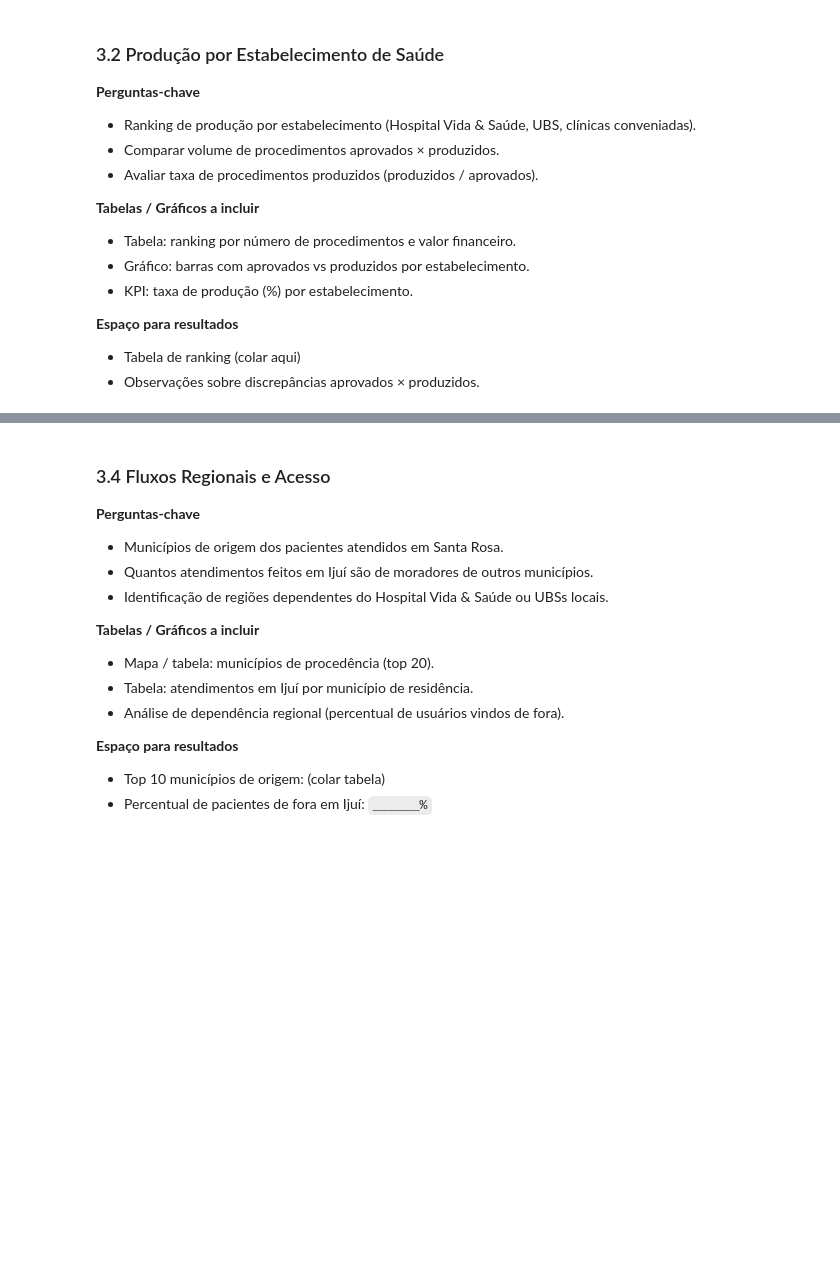
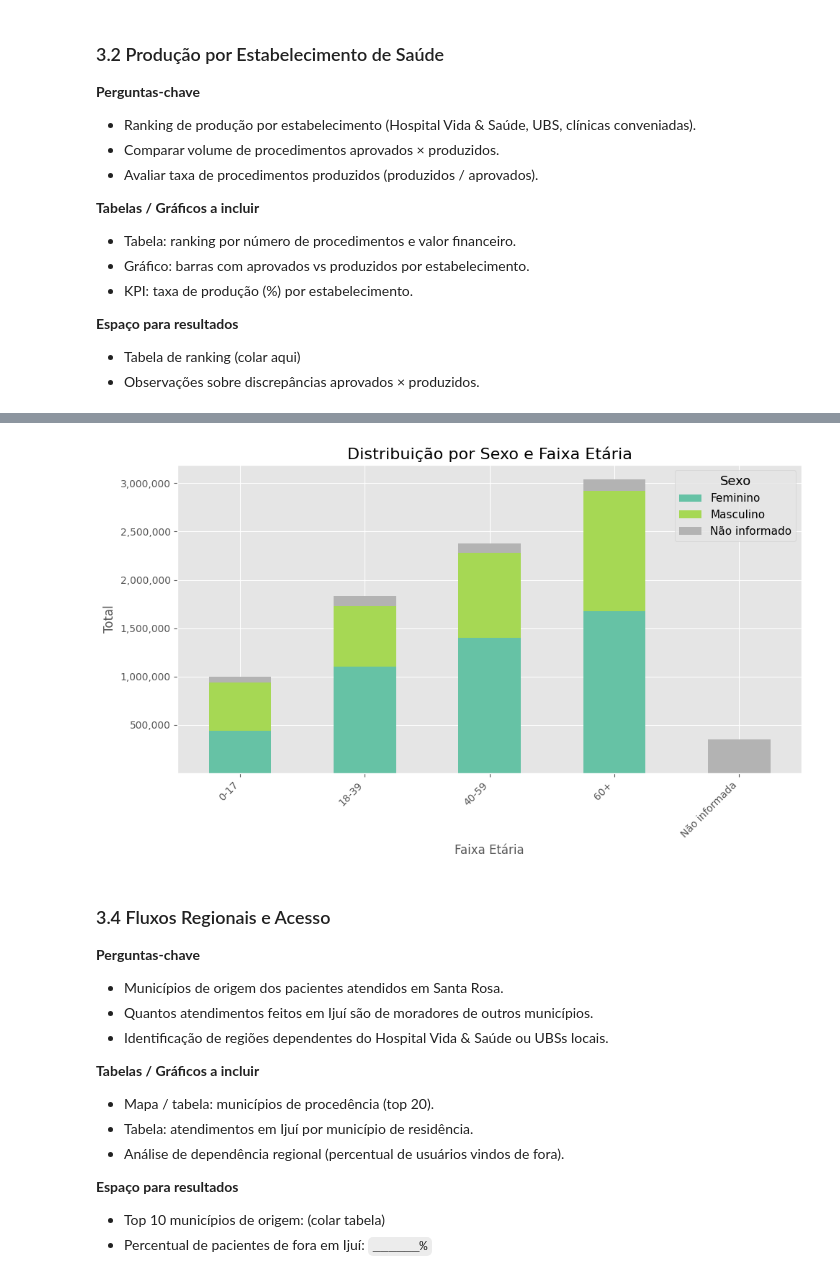
Before and after one commit to piril4mp0/python-pandas-datasus, a Jupyter notebook: notebook.ipynb, the cells around one changed output, grey strips where cells are left out. Drawn from its saved outputs; the diff is of its cells as text; code cells hidden in the pictures; blank space fills up the shorter version.

Commit message:
criar grafico sexo/faixaetaria

```diff
--- a/notebook.ipynb
+++ b/notebook.ipynb
@@ -294,3 +285,88 @@ import mysql.connector
+# %%
+# Distribuição por sexo e faixa etária
+import pandas as pd
+import matplotlib.pyplot as plt
+import mysql.connector
+
+
+connection = mysql.connector.connect(
+    host='192.168.196.63',
+    user='root',
+    password='ABC!abc123',
+    database='projeto1'
+)
+
+QUERY = """
+SELECT
+    CASE PA_SEXO
+        WHEN '0' THEN 'Não informado'
+        WHEN 'M' THEN 'Masculino'
+        WHEN 'F' THEN 'Feminino'
+        ELSE 'Outro/Inválido'
+    END AS sexo,
+    CASE
+        WHEN PA_IDADE >= 150 THEN 'Não informada'
+        WHEN PA_IDADE BETWEEN 0 AND 17 THEN '0-17'
+        WHEN PA_IDADE BETWEEN 18 AND 39 THEN '18-39'
+        WHEN PA_IDADE BETWEEN 40 AND 59 THEN '40-59'
+        WHEN PA_IDADE between 60 and 150 THEN '60+'
+        ELSE 'Não informada'
+    END AS faixa_etaria,
+    SUM(contagem) AS total
+FROM (
+    SELECT
+        PA_SEXO,
+        PA_IDADE,
+        COUNT(*) AS contagem
+    FROM pars
+    GROUP BY PA_SEXO, PA_IDADE
+    UNION ALL
+    SELECT
+        PA_SEXO,
+        PA_IDADE,
+        COUNT(*) AS contagem
+    FROM pars2412
+    GROUP BY PA_SEXO, PA_IDADE
+    UNION ALL
+    SELECT
+        PA_SEXO,
+        PA_IDADE,
+        COUNT(*) AS contagem
+    FROM pars2501
+    GROUP BY PA_SEXO, PA_IDADE
+) AS x
+GROUP BY 1, 2
+ORDER BY 1, 2;
+
+"""
+cursor = connection.cursor(dictionary=True)
+cursor.execute(QUERY)
+data = cursor.fetchall()
+df = pd.DataFrame(data)
+# Convertendo a coluna 'total' para numérico (em caso de algum valor não ser numérico)
+df['total'] = pd.to_numeric(df['total'], errors='coerce')
+
+# Pivotando os dados para criar uma visualização por sexo e faixa etária
+pivot_df = df.pivot(index='faixa_etaria', columns='sexo', values='total')
+
+# Plotando o gráfico
+ax = pivot_df.plot(kind='bar', stacked=True, figsize=(10, 6), colormap='Set2')
+
+# Personalizando o gráfico
+plt.title('Distribuição por Sexo e Faixa Etária', fontsize=16)
+plt.xlabel('Faixa Etária', fontsize=12)
+plt.ylabel('Total', fontsize=12)
+plt.xticks(rotation=45, ha='right')
+plt.legend(title='Sexo', title_fontsize='13', fontsize='11')
+
+# Formatando os valores no eixo Y para não aparecerem em notação científica
+ax.get_yaxis().set_major_formatter(plt.FuncFormatter(lambda x, loc: f'{int(x):,}'))
+
+# Exibindo o gráfico
+plt.tight_layout()
+plt.show()
+# %% [output]
+[figure, added]
 # %% [markdown]
 
 <a id="fluxos"></a>
```
Also changed, not shown: parts of 2 cells of this notebook.
